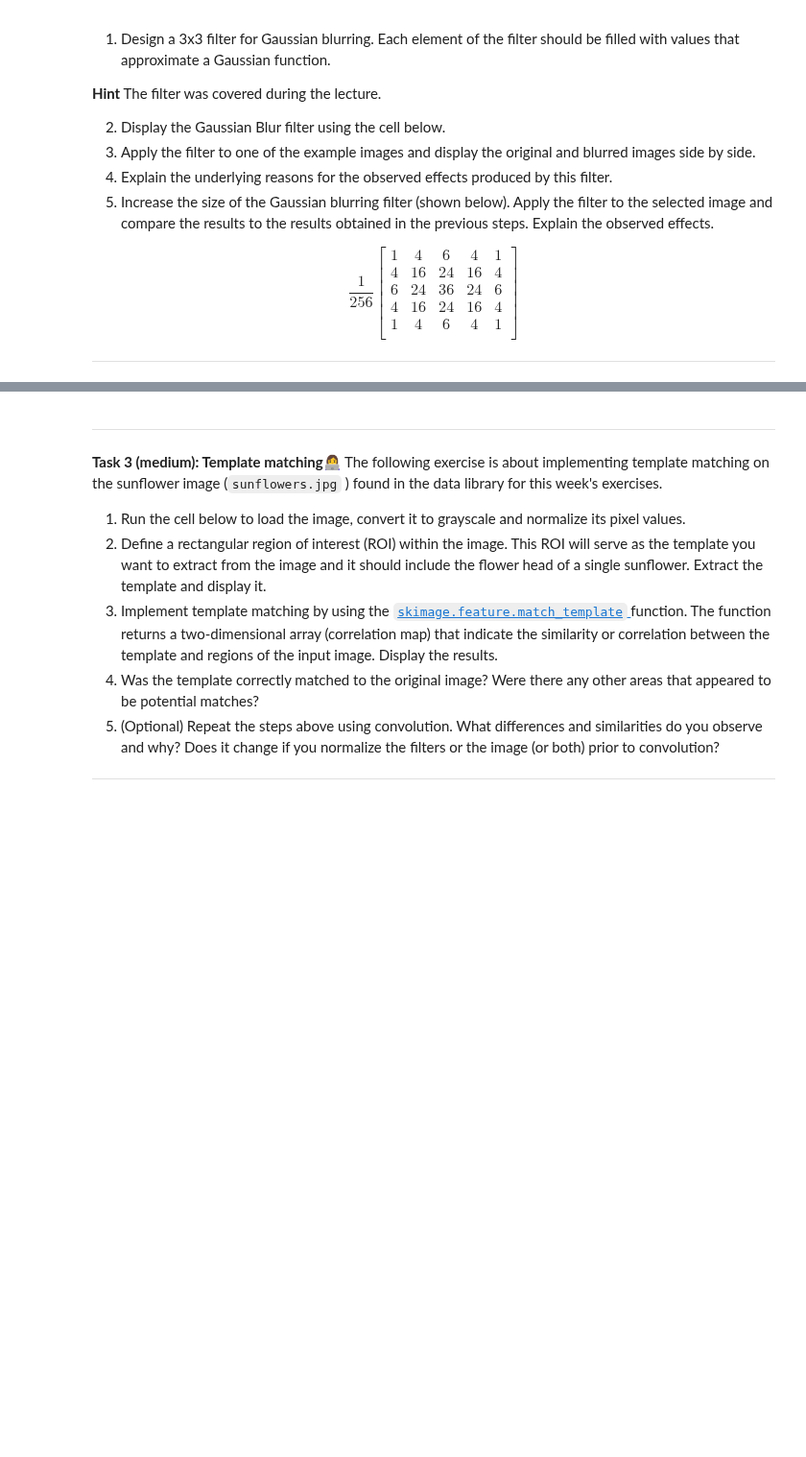
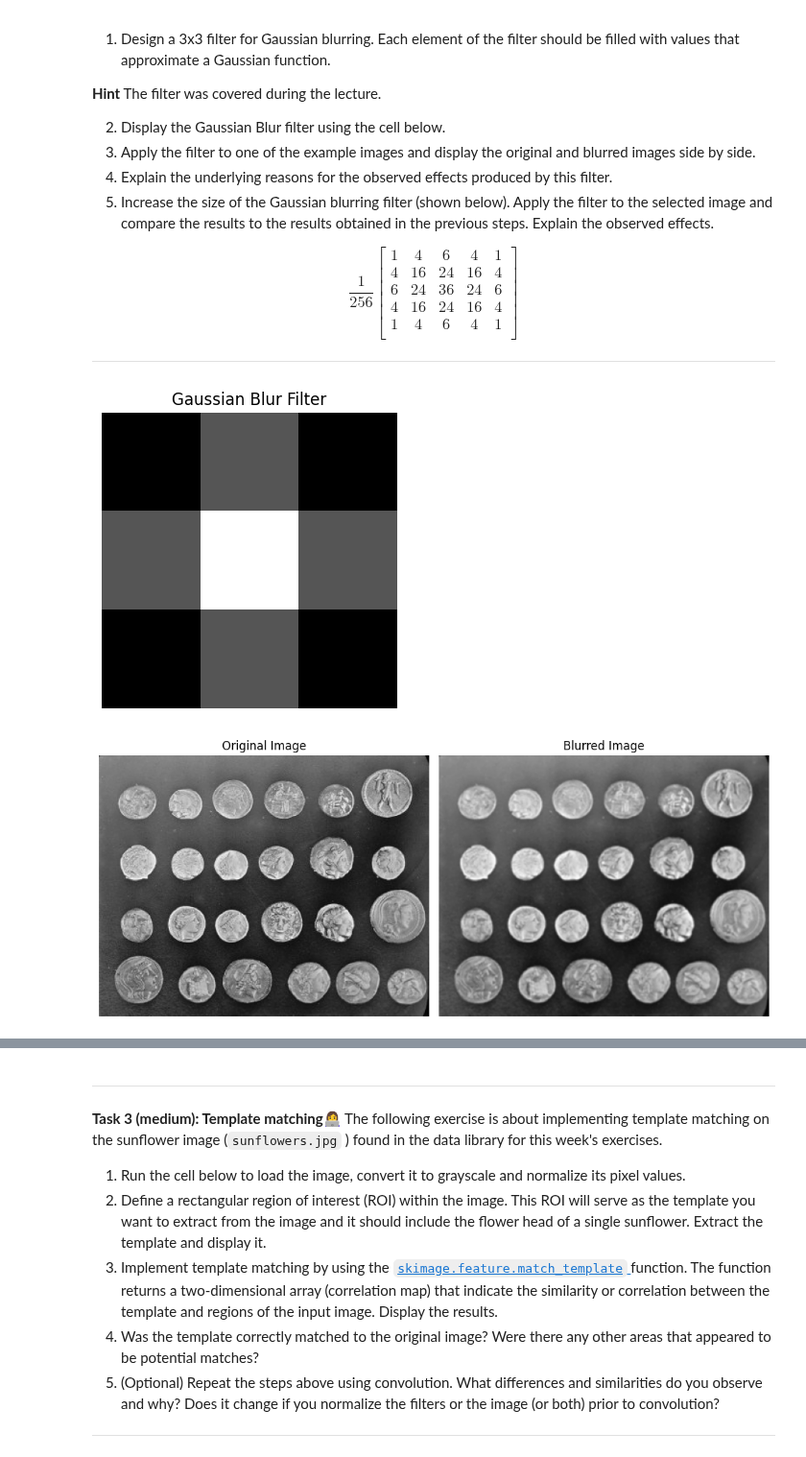
Before and after one commit to Mie-Jonasson/ComputerScienceMasters, a Jupyter notebook: IntroductionToMachineLearning/Exercises/W08/02-filter_basics.ipynb, the cells around one changed output, grey strips where cells are left out. Shown at 96% size. Cells and saved outputs as stored; diff of their text form; code cells hidden in the pictures; blank space fills up the shorter version.

```diff
--- a/IntroductionToMachineLearning/Exercises/W08/02-filter_basics.ipynb
+++ b/IntroductionToMachineLearning/Exercises/W08/02-filter_basics.ipynb
@@ -101,26 +144,31 @@ $$
 ---
 # %%
 # write your solution here
+gaussian_blur_filter = 1 / 16 * np.array([[1, 2, 1], [2, 4, 2], [1, 2, 1]])
 
 # Plot the Gaussian Blur Filter
 plt.figure(figsize=(4, 4))
 plt.title('Gaussian Blur Filter')
 plt.imshow(gaussian_blur_filter, cmap='gray')
 plt.axis('off')
 plt.show()
 
 
 # Plot the original and the blurred image
 plt.figure(figsize=(10, 5))
 plt.subplot(1, 2, 1)
 plt.title('Original Image')
 plt.imshow(image, cmap='gray')
 plt.axis('off')
 
+blurred_image = convolve(image, gaussian_blur_filter)
 plt.subplot(1, 2, 2)
 plt.title('Blurred Image')
 plt.imshow(blurred_image, cmap='gray')
 plt.axis('off')
 
 plt.tight_layout()
 plt.show()
+# %% [output]
+[figure, added]
+[figure, added]
```
Also changed, not shown: parts of 19 cells of this notebook, 2 other files.
